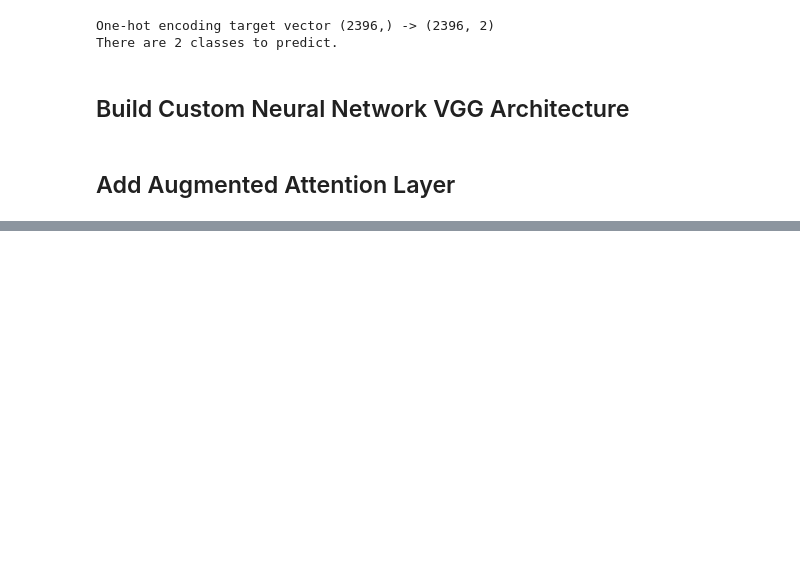
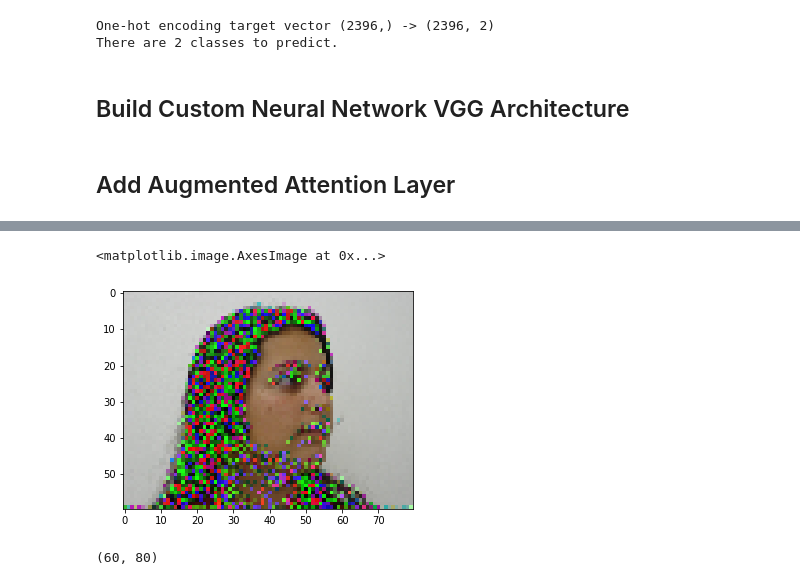
Before and after one commit to ychennay/attention-facial-recognition, a Jupyter notebook: Vanilla Self Attention.ipynb, the cells around one changed output, grey strips where cells are left out. Saved outputs shown, nothing was run; the diff lists cells and outputs as text; code cells hidden in the pictures; blank space fills up the shorter version.

Commit message:
added self-attention results

```diff
--- a/Vanilla Self Attention.ipynb
+++ b/Vanilla Self Attention.ipynb
@@ -826,0 +865,4 @@ KeyboardInterrupt:
+# %%
+attention_output = get_output([images[SUBJECT].reshape((1,WIDTH,HEIGHT,3))])[0]
+# %%
+attention_maps = np.mean(attention_output[0], axis=2)
@@ -826,0 +891,9 @@ KeyboardInterrupt:
+# %%
+def make_heatmap(cam: np.ndarray)-> np.ndarray:
+    heatmap = cv2.applyColorMap(np.uint8(255*cam), cv2.COLORMAP_JET)
+    heatmap[np.where(cam < 20)] = 0
+    print(f"Heatmap is shape {heatmap.shape}")
+    return heatmap
+
+heatmap = make_heatmap(attention_maps * 0.2)
+heatmap
@@ -826,0 +919,10 @@ KeyboardInterrupt:
+# %%
+final_image = heatmap + images[SUBJECT]
+plt.imshow(np.array(final_image,np.int32))
+# %% [output]
+<matplotlib.image.AxesImage at 0x...>
+[figure, added]
+# %%
+attention_maps.shape
+# %% [output]
+(60, 80)
```
Also changed, not shown: parts of 18 cells of this notebook, 1 other file.
